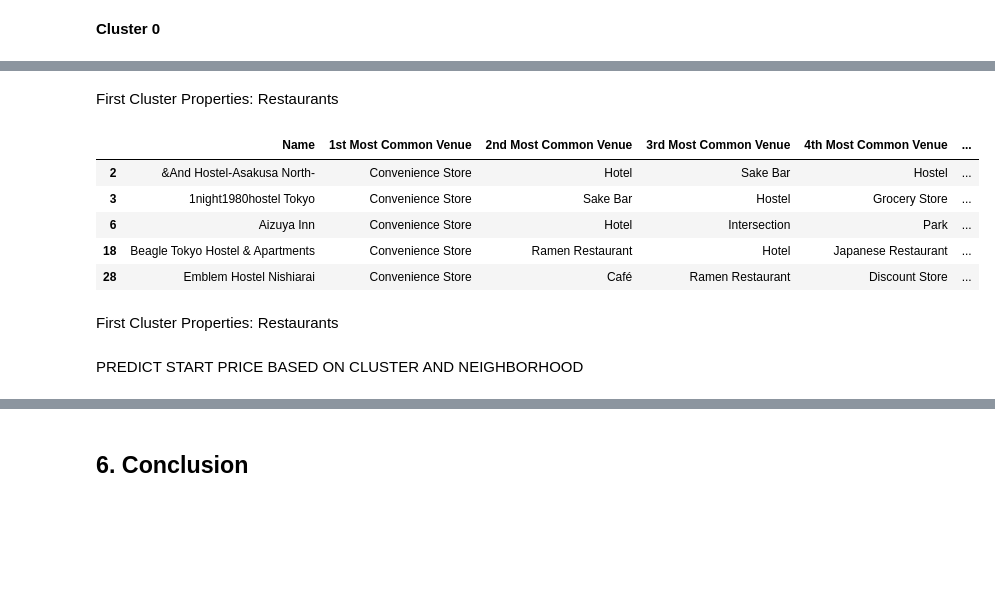
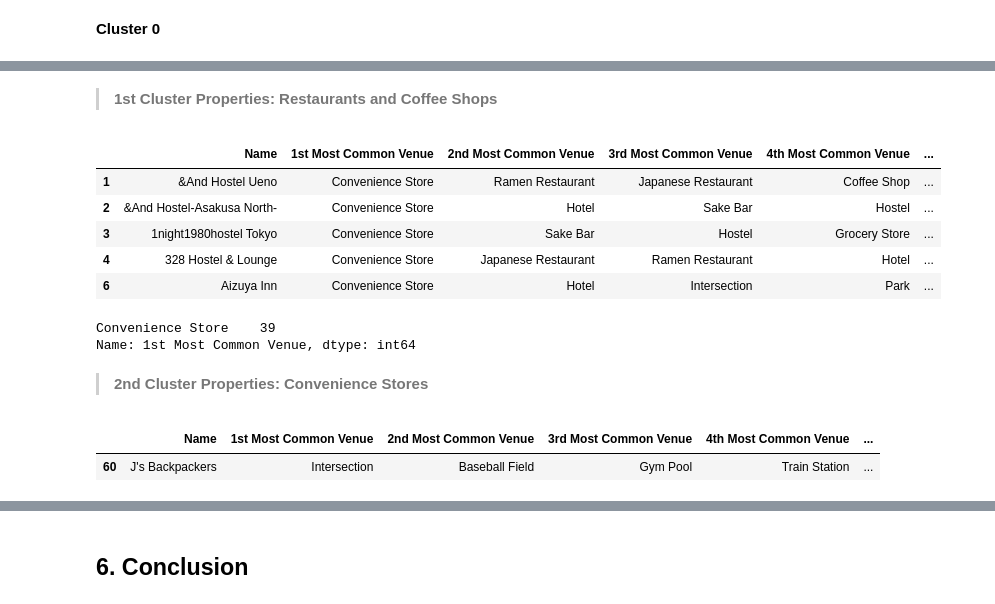
Before and after one commit to Haris-Ignatiadis/IBM-Data-Science-Capstone, a Jupyter notebook: Battle of Neighborhoods/The Battle of the Neighborhoods.ipynb, the cells around one changed output, grey strips where cells are left out. Drawn from its saved outputs; the diff is of its cells as text; code cells hidden in the pictures; blank space fills up the shorter version.

```diff
--- a/Battle of Neighborhoods/The Battle of the Neighborhoods.ipynb
+++ b/Battle of Neighborhoods/The Battle of the Neighborhoods.ipynb
@@ -427,3 +489,8 @@ loc[0].raw['components']
+# %%
+hostel_df = pd.read_pickle('data/hostels_cleaned.pkl')
+price_df = pd.read_pickle('data/tokyo_land_prices.pkl')
+tokyo_hostels_df = pd.read_pickle('data/tokyo_hostels.pkl')
+tokyo_venues_df = pd.read_pickle('data/tokyo_hostels_venues.pkl')
 # %% [markdown]
 ### 5.1 Exploratory Data Analysis
 Using EDA, we will try to answer the following questions:
@@ -456,6 +523,3 @@ for p in ax.patches:
 <br>Tokyo has the most number of hostels which is understandable since it is once of the largest cities of the world and hence might attract a lot of visitors through its airport
 # %% [markdown]
 <br>Going ahead, our focus will only be tokyo hostels
-# %%
-tokyo_hostels_df = hostel_df[hostel_df.City == "Tokyo"]
-tokyo_hostels_df.head()
@@ -901,6 +1173,5 @@ It is evident from the above plot that we have 7 clusters in our data. Let's ret
 # %%
-# train final model with k=9
-kmeans = KMeans(n_clusters=7)
+kmeans = KMeans(n_clusters=6)
 kmeans.fit(X)
 # %% [output]
 KMeans(algorithm='auto', copy_x=True, init='k-means++', max_iter=300,
@@ -1105,5 +1378,5 @@ Let's cluster neighborhoods into five types based on venue categories.
 # %%
-kmeans = KMeans(n_clusters=5, init='k-means++', max_iter=15, random_state=8)
+kmeans = KMeans(n_clusters=4, init='k-means++', max_iter=15, random_state=8)
 X = category_1hot.drop(['HostelName'], axis=1)
 X.head()
 # %% [output]
@@ -1180,15 +1466,23 @@ tokyo_hostels_df_merged.loc[tokyo_hostels_df_merged['Cluster'] == 0, tokyo_hoste
 # %% [markdown]
-First Cluster Properties: Restaurants
+> **1st Cluster Properties: Restaurants and Coffee Shops**
 # %%
-tokyo_hostels_df_merged.loc[tokyo_hostels_df_merged['Cluster'] == 1, tokyo_hostels_df_merged.columns[[0] + list(range(15, tokyo_hostels_df_merged.shape[1]))]][:5]
+tokyo_hostels_df_merged.loc[tokyo_hostels_df_merged['Cluster'] == 1, tokyo_hostels_df_merged.columns[[0] + list(range(16, tokyo_hostels_df_merged.shape[1]))]][:5]
 # %% [output]
 |  | Name | 1st Most Common Venue | 2nd Most Common Venue | 3rd Most Common Venue | 4th Most Common Venue | ... |
+| 1 | &And Hostel Ueno | Convenience Store | Ramen Restaurant | Japanese Restaurant | Coffee Shop | ... |
 | 2 | &And Hostel-Asakusa North- | Convenience Store | Hotel | Sake Bar | Hostel | ... |
 | 3 | 1night1980hostel Tokyo | Convenience Store | Sake Bar | Hostel | Grocery Store | ... |
+| 4 | 328 Hostel & Lounge | Convenience Store | Japanese Restaurant | Ramen Restaurant | Hotel | ... |
 | 6 | Aizuya Inn | Convenience Store | Hotel | Intersection | Park | ... |
-| 18 | Beagle Tokyo Hostel & Apartments | Convenience Store | Ramen Restaurant | Hotel | Japanese Restaurant | ... |
-| 28 | Emblem Hostel Nishiarai | Convenience Store | Café | Ramen Restaurant | Discount Store | ... |
-# %% [markdown]
-First Cluster Properties: Restaurants
-# %% [markdown]
-PREDICT START PRICE BASED ON CLUSTER AND NEIGHBORHOOD
+# %%
+tokyo_hostels_df_merged.loc[tokyo_hostels_df_merged['Cluster'] == 1, tokyo_hostels_df_merged.columns[[0] + list(range(16, tokyo_hostels_df_merged.shape[1]))]]['1st Most Common Venue'].value_counts()
+# %% [output]
+Convenience Store    39
+Name: 1st Most Common Venue, dtype: int64
+# %% [markdown]
+> **2nd Cluster Properties: Convenience Stores**
+# %%
+tokyo_hostels_df_merged.loc[tokyo_hostels_df_merged['Cluster'] == 2, tokyo_hostels_df_merged.columns[[0] + list(range(16, tokyo_hostels_df_merged.shape[1]))]][:5]
+# %% [output]
+|  | Name | 1st Most Common Venue | 2nd Most Common Venue | 3rd Most Common Venue | 4th Most Common Venue | ... |
+| 60 | J's Backpackers | Intersection | Baseball Field | Gym Pool | Train Station | ... |
```
Also changed, not shown: parts of 111 cells of this notebook, 15 other files.
